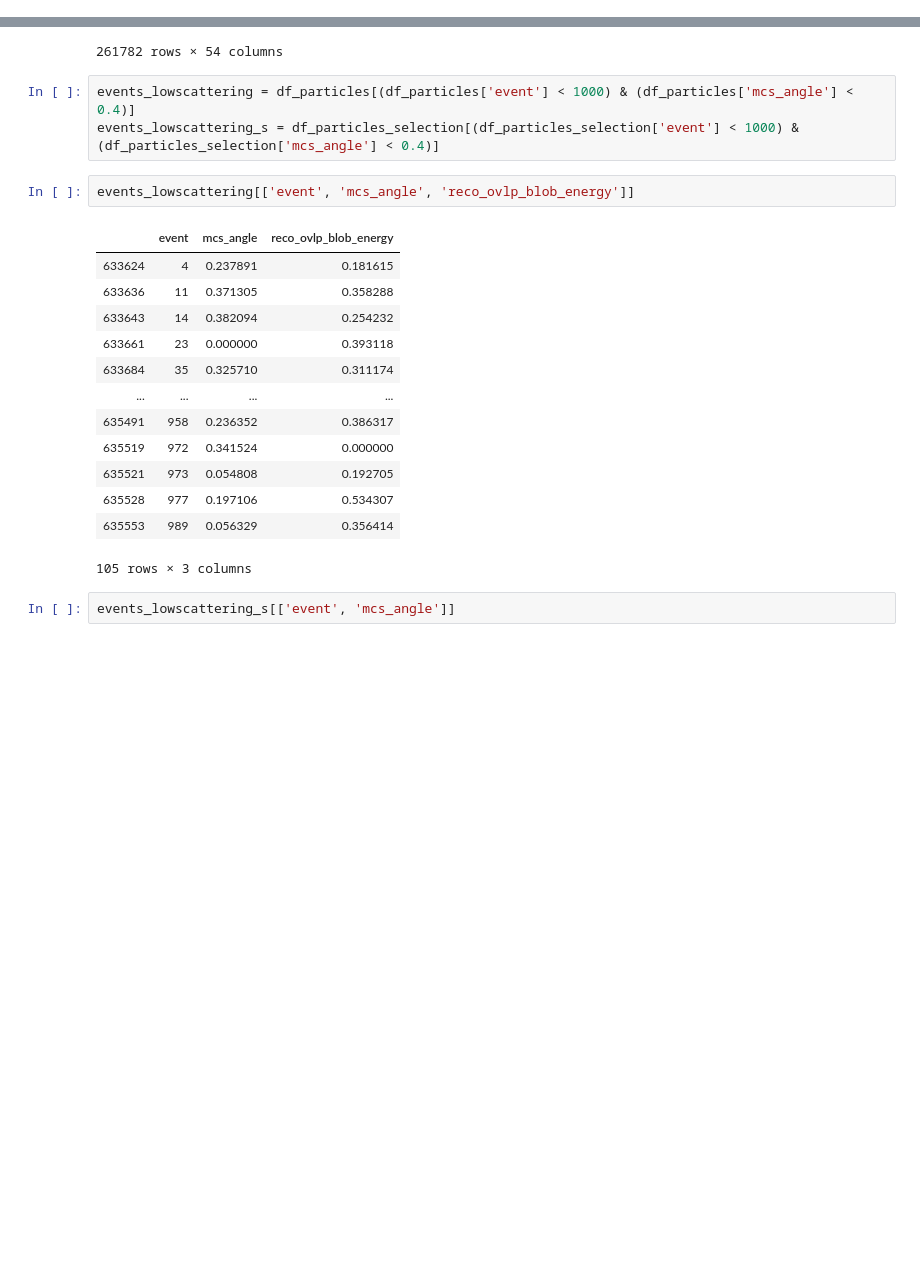
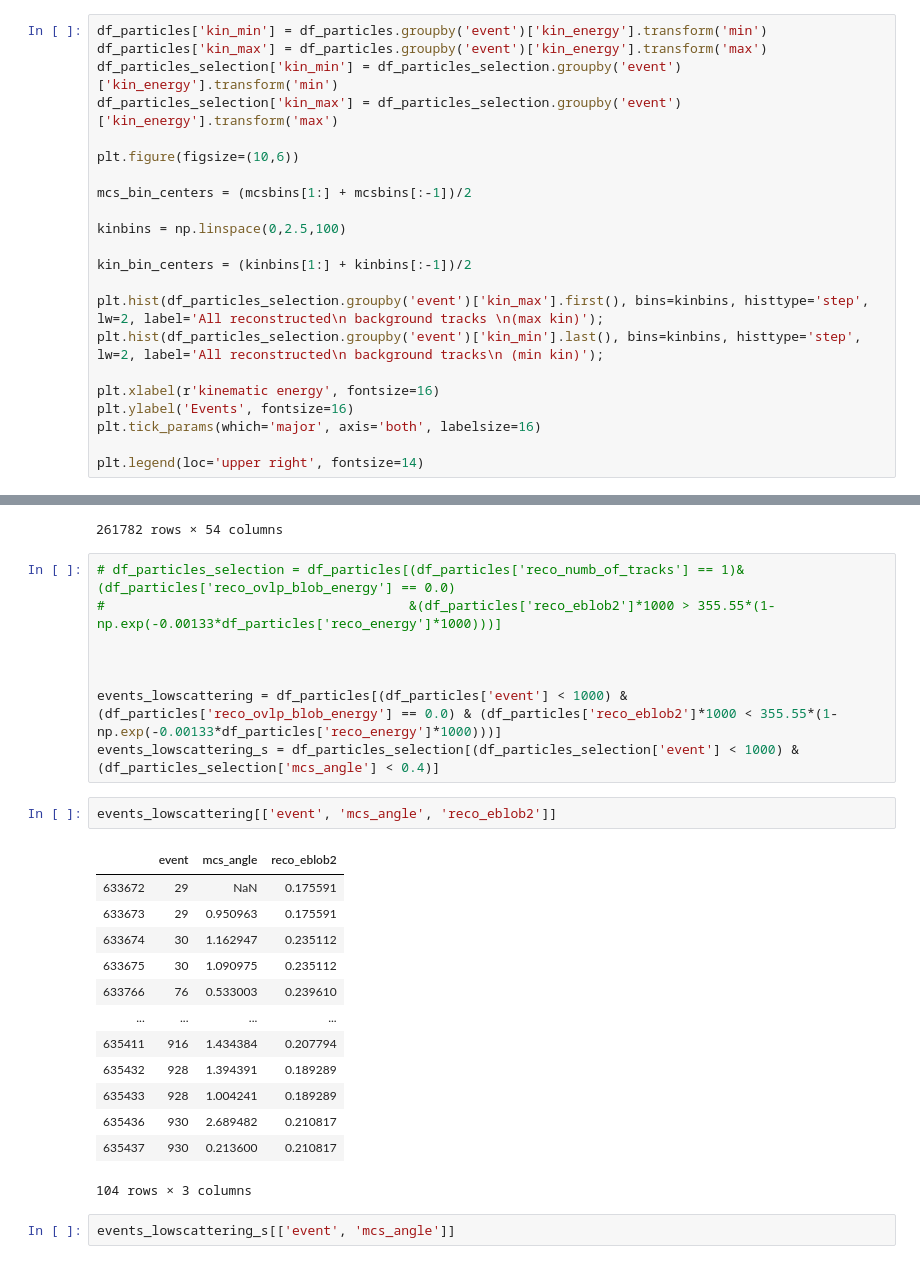
Before and after one commit to k-woodruff/bb2nu, a Jupyter notebook: bb2nu_signal_distribution.ipynb, the cells around one changed output, grey strips where cells are left out. Saved outputs shown, nothing was run; the diff lists cells and outputs as text; blank space fills up the shorter version.

```diff
--- a/bb2nu_signal_distribution.ipynb
+++ b/bb2nu_signal_distribution.ipynb
@@ -249,0 +269,22 @@ Average Selected Grouped Uncertainty:0.021262819108624303
+# %%
+df_particles['kin_min'] = df_particles.groupby('event')['kin_energy'].transform('min')
+df_particles['kin_max'] = df_particles.groupby('event')['kin_energy'].transform('max')
+df_particles_selection['kin_min'] = df_particles_selection.groupby('event')['kin_energy'].transform('min')
+df_particles_selection['kin_max'] = df_particles_selection.groupby('event')['kin_energy'].transform('max')
+
+plt.figure(figsize=(10,6))
+
+mcs_bin_centers = (mcsbins[1:] + mcsbins[:-1])/2
+
+kinbins = np.linspace(0,2.5,100)
+
+kin_bin_centers = (kinbins[1:] + kinbins[:-1])/2
+
+plt.hist(df_particles_selection.groupby('event')['kin_max'].first(), bins=kinbins, histtype='step', lw=2, label='All reconstructed\n background tracks \n(max kin)');
+plt.hist(df_particles_selection.groupby('event')['kin_min'].last(), bins=kinbins, histtype='step', lw=2, label='All reconstructed\n background tracks\n (min kin)');
+
+plt.xlabel(r'kinematic energy', fontsize=16)
+plt.ylabel('Events', fontsize=16)
+plt.tick_params(which='major', axis='both', labelsize=16)
+
+plt.legend(loc='upper right', fontsize=14)
@@ -504,25 +711,30 @@ df_particles_selection
 | 1732736 | 2 | b'e-' | 1 | 0.251099 | b'none' | 33.692566 | -100.750320 | 355.655975 | ... |
 | 1732737 | 1 | b'e-' | 1 | 0.773178 | b'none' | 33.692566 | -100.750320 | 355.655975 | ... |
 261782 rows × 54 columns
-# %%
-events_lowscattering = df_particles[(df_particles['event'] < 1000) & (df_particles['mcs_angle'] < 0.4)]
-events_lowscattering_s = df_particles_selection[(df_particles_selection['event'] < 1000) & (df_particles_selection['mcs_angle'] < 0.4)]
+# %%
+# df_particles_selection = df_particles[(df_particles['reco_numb_of_tracks'] == 1)&(df_particles['reco_ovlp_blob_energy'] == 0.0)
+#                                       &(df_particles['reco_eblob2']*1000 > 355.55*(1-np.exp(-0.00133*df_particles['reco_energy']*1000)))]
+
+
+
+events_lowscattering = df_particles[(df_particles['event'] < 1000) & (df_particles['reco_ovlp_blob_energy'] == 0.0) & (df_particles['reco_eblob2']*1000 < 355.55*(1-np.exp(-0.00133*df_particles['reco_energy']*1000)))]
+events_lowscattering_s = df_particles_selection[(df_particles_selection['event'] < 1000) & (df_particles_selection['mcs_angle'] < 0.4)]
 # %%
-events_lowscattering[['event', 'mcs_angle', 'reco_ovlp_blob_energy']]
+events_lowscattering[['event', 'mcs_angle', 'reco_eblob2']]
 # %% [output]
-|  | event | mcs_angle | reco_ovlp_blob_energy |
-| 633624 | 4 | 0.237891 | 0.181615 |
-| 633636 | 11 | 0.371305 | 0.358288 |
-| 633643 | 14 | 0.382094 | 0.254232 |
-| 633661 | 23 | 0.000000 | 0.393118 |
-| 633684 | 35 | 0.325710 | 0.311174 |
+|  | event | mcs_angle | reco_eblob2 |
+| 633672 | 29 | NaN | 0.175591 |
+| 633673 | 29 | 0.950963 | 0.175591 |
+| 633674 | 30 | 1.162947 | 0.235112 |
+| 633675 | 30 | 1.090975 | 0.235112 |
+| 633766 | 76 | 0.533003 | 0.239610 |
 | ... | ... | ... | ... |
-| 635491 | 958 | 0.236352 | 0.386317 |
-| 635519 | 972 | 0.341524 | 0.000000 |
-| 635521 | 973 | 0.054808 | 0.192705 |
-| 635528 | 977 | 0.197106 | 0.534307 |
-| 635553 | 989 | 0.056329 | 0.356414 |
+| 635411 | 916 | 1.434384 | 0.207794 |
+| 635432 | 928 | 1.394391 | 0.189289 |
+| 635433 | 928 | 1.004241 | 0.189289 |
+| 635436 | 930 | 2.689482 | 0.210817 |
+| 635437 | 930 | 0.213600 | 0.210817 |
-105 rows × 3 columns
+104 rows × 3 columns
 # %%
 events_lowscattering_s[['event', 'mcs_angle']]
 # %% [output]
```
Also changed, not shown: parts of 16 cells of this notebook.
